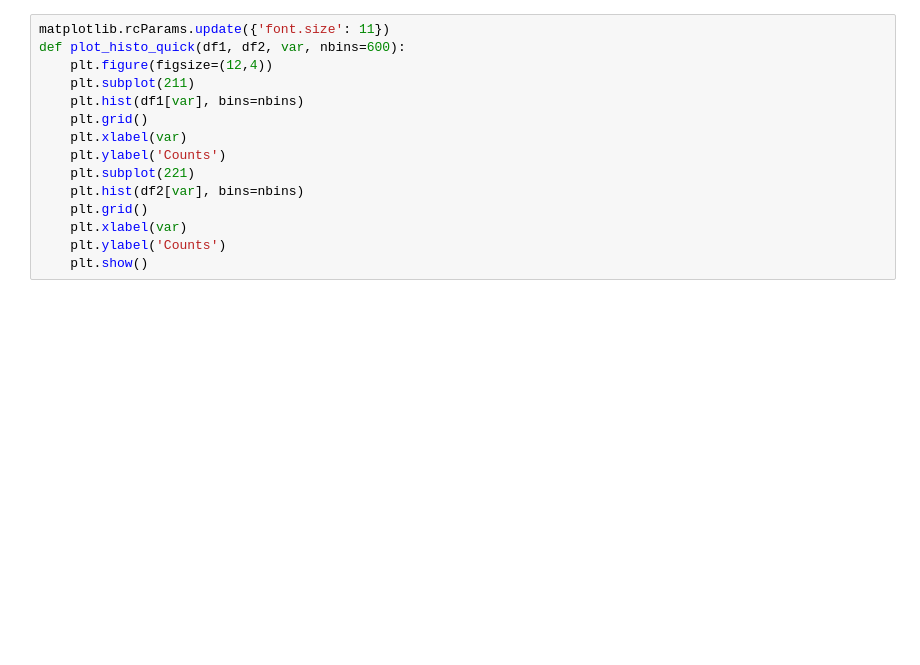
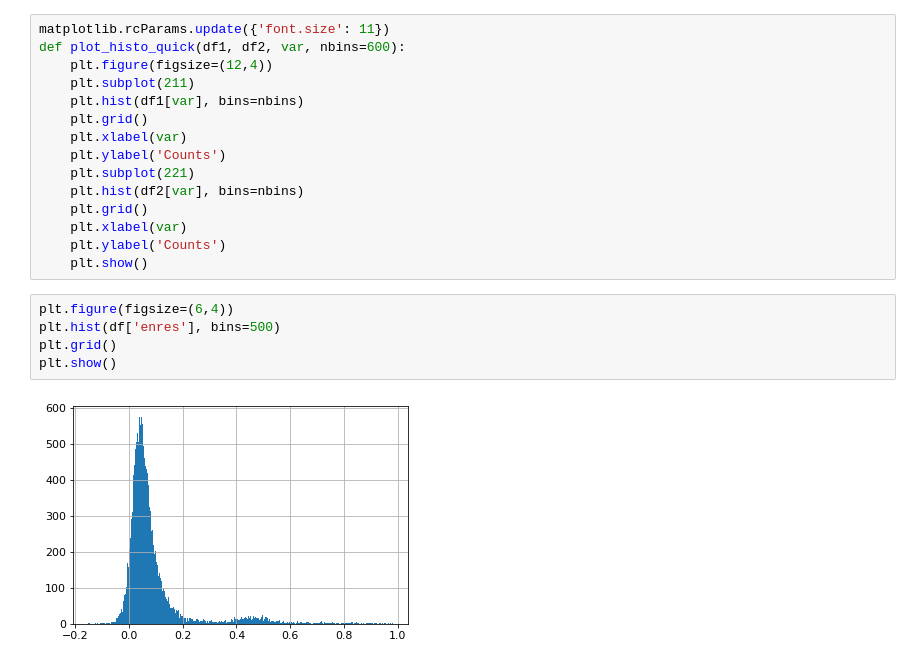
Before and after one commit to b-fontana/ECONAutoencoderStudy, a Jupyter notebook: notebooks/photon_0PU.ipynb, the cells around one changed output. Cells and saved outputs as stored; diff of their text form; blank space fills up the shorter version.

```diff
--- a/notebooks/photon_0PU.ipynb
+++ b/notebooks/photon_0PU.ipynb
@@ -73,6 +84,13 @@ def plot_histo_quick(df1, df2, var, nbins=600):
     plt.xlabel(var)
     plt.ylabel('Counts')
     plt.show()
+# %%
+plt.figure(figsize=(6,4))
+plt.hist(df['enres'], bins=500)
+plt.grid()
+plt.show()
+# %% [output]
+[figure, added]
 # %%
 enrescut = 0.3
 duplicated = df[ df['enres'] > enrescut ]
```
Also changed, not shown: parts of 5 cells of this notebook, 4 other files.
